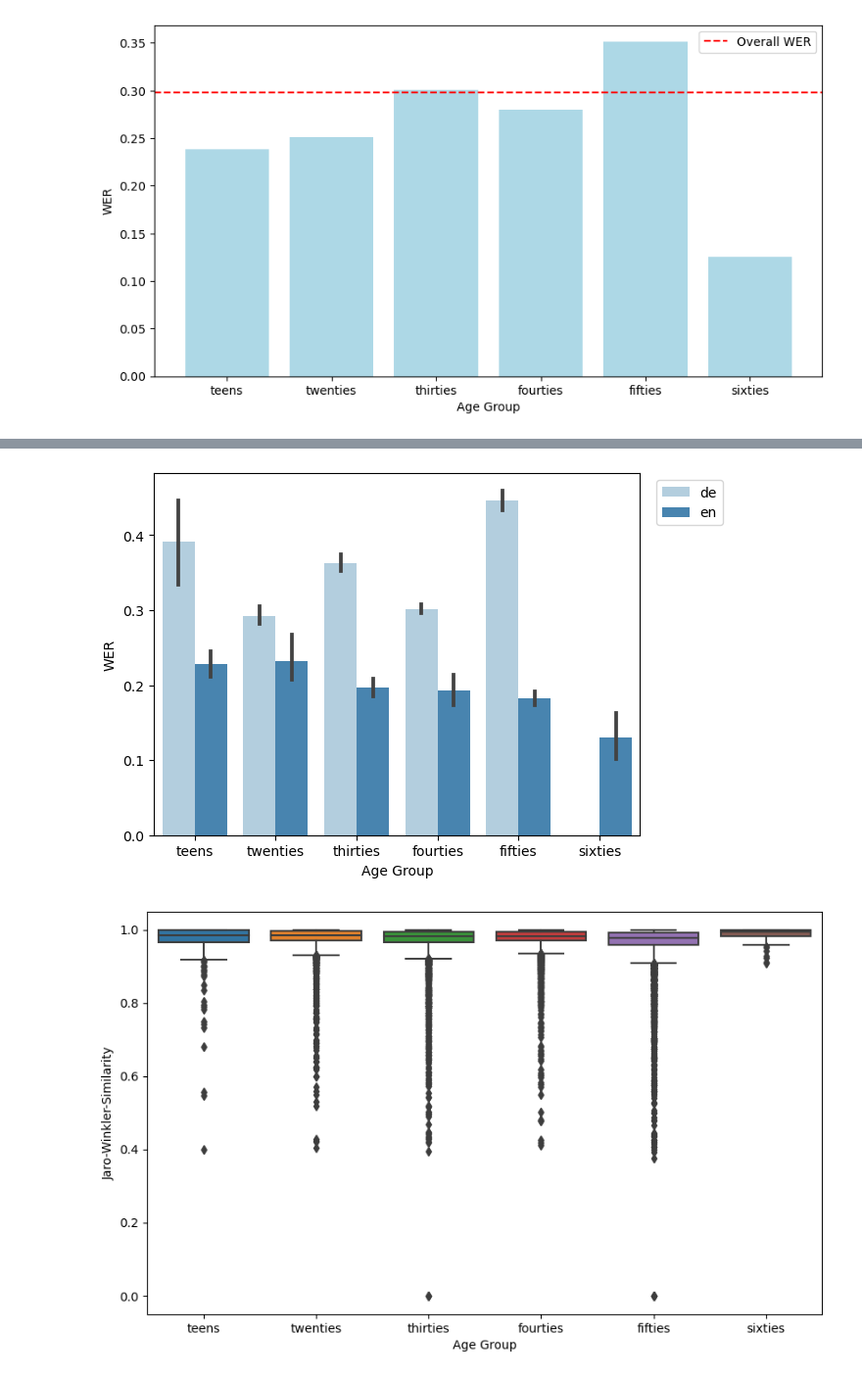
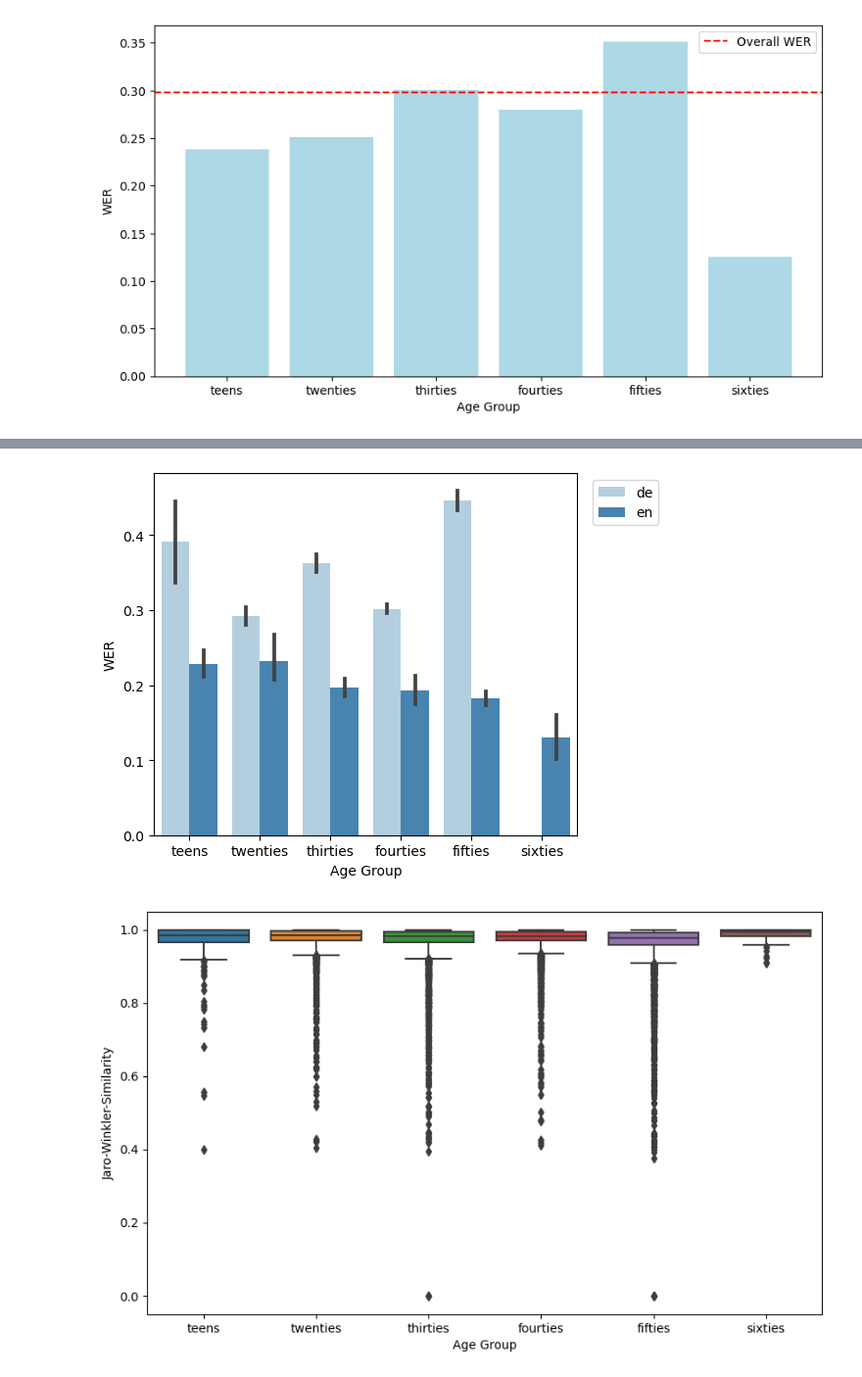
Before and after one commit to DrBilboArriba/ASR_and_science_podcasts, a Jupyter notebook: BA_ASR_and_science_podcasts.ipynb, the cells around one changed output, grey strips where cells are left out. Shown at 98% size. Drawn from its saved outputs; the diff is of its cells as text; code cells hidden in the pictures.

```diff
--- a/BA_ASR_and_science_podcasts.ipynb
+++ b/BA_ASR_and_science_podcasts.ipynb
@@ -1197,11 +1197,12 @@ plt.show()
 # %%
 sns.barplot(x='age', y='wer_score', hue='locale', data=cvtx, order=custom_order, palette='Blues')
 plt.legend(bbox_to_anchor=(1.02, 1), loc='upper left')
+plt.subplots_adjust(right=0.8)
 plt.xlabel('Age Group')
 plt.ylabel('WER')
 plt.savefig('.\\summary\\plots\\locale_wer.png')
 # %% [output]
-[figure, old version]
+[figure, new version]
 # %%
 plt.figure(figsize=(10, 6))
 
```
Also changed, not shown: parts of 1 cell of this notebook.
